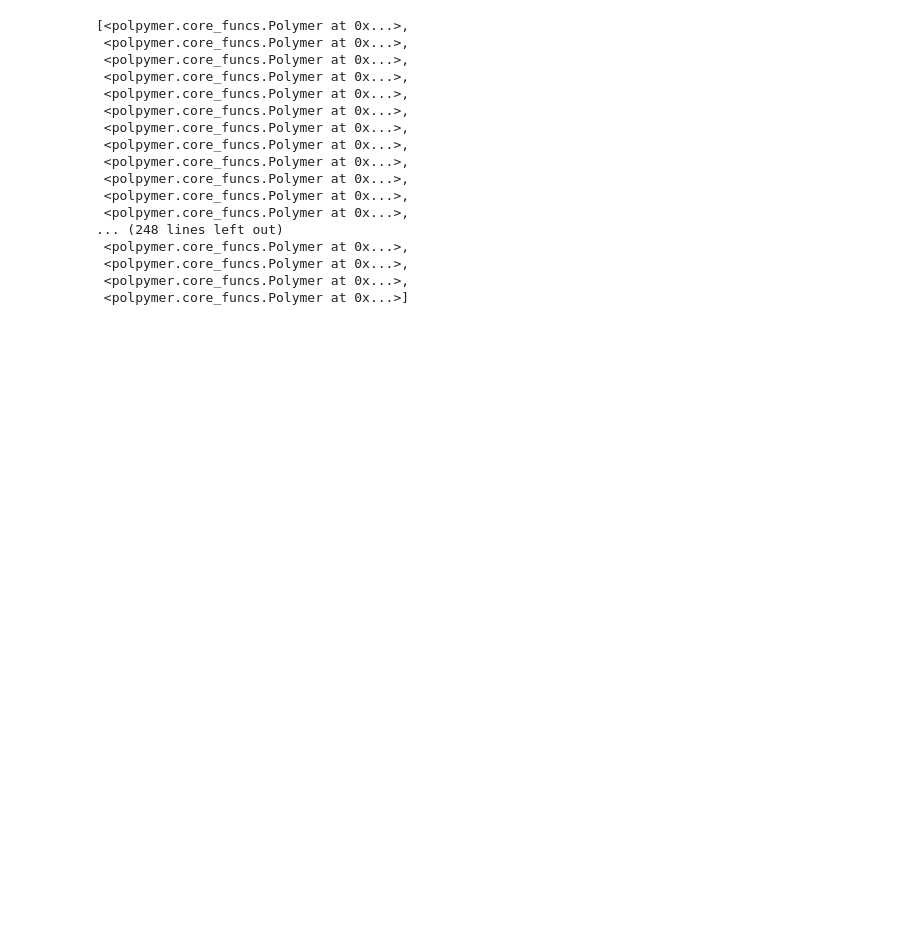
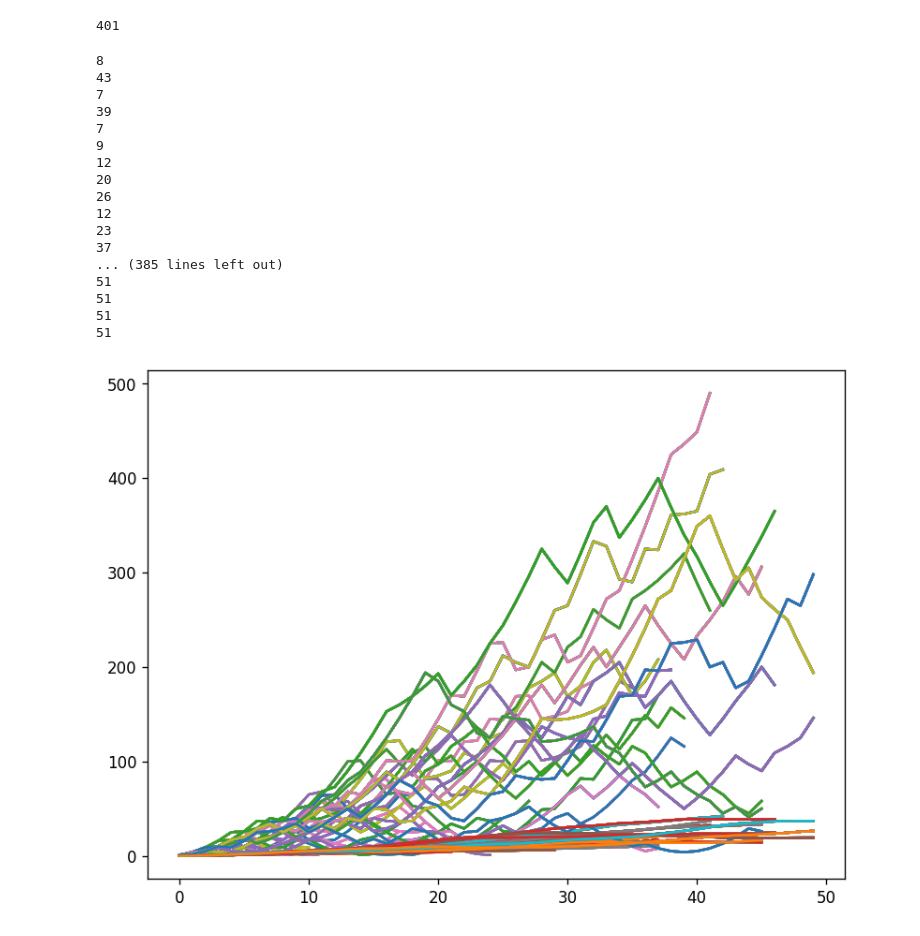
Before and after one commit to MG299792458/CompPhysProj2, a Jupyter notebook: simulation.ipynb, the cells around one changed output. Cells and saved outputs as stored; diff of their text form; code cells hidden in the pictures; blank space fills up the shorter version.

```diff
--- a/simulation.ipynb
+++ b/simulation.ipynb
@@ -4,6 +4,9 @@ from polpymer.data_funcs import plot_polymer, grow_polymer, \
      generate_N_polymers, expect_observ, error_observ
 import numpy as np
 import matplotlib.pyplot as plt
+import matplotlib as mpl
+
+mpl.rcParams['figure.dpi'] = 120
 # %%
 """ We can start a new Polymer object with a starting Monomer(angle) where angle is {0,1,2,3} for 0*90, 1*90, 2*90, 3*90 degrees
 
@@ -225,20 +124,32 @@ dish.PERM(50,1,10)
-# %%
-dish.polymers
-# %% [output]
-[<polpymer.core_funcs.Polymer at 0x...>,
- <polpymer.core_funcs.Polymer at 0x...>,
- <polpymer.core_funcs.Polymer at 0x...>,
- <polpymer.core_funcs.Polymer at 0x...>,
- <polpymer.core_funcs.Polymer at 0x...>,
- <polpymer.core_funcs.Polymer at 0x...>,
- <polpymer.core_funcs.Polymer at 0x...>,
- <polpymer.core_funcs.Polymer at 0x...>,
- <polpymer.core_funcs.Polymer at 0x...>,
- <polpymer.core_funcs.Polymer at 0x...>,
- <polpymer.core_funcs.Polymer at 0x...>,
- <polpymer.core_funcs.Polymer at 0x...>,
-... (248 lines left out)
- <polpymer.core_funcs.Polymer at 0x...>,
- <polpymer.core_funcs.Polymer at 0x...>,
- <polpymer.core_funcs.Polymer at 0x...>,
- <polpymer.core_funcs.Polymer at 0x...>]
+# %%
+len(dish.polymers)
+# %% [output]
+401
+# %%
+for polymer in dish.polymers:
+    print(polymer.chain_length)
+    y1, y2 = polymer.observables()
+    plt.plot(y1)
+    plt.plot(y2)
+
+plt.gcf().set_size_inches(8,6)
+plt.show()
+# %% [output]
+8
+43
+7
+39
+7
+9
+12
+20
+26
+12
+23
+37
+... (385 lines left out)
+51
+51
+51
+51
+[figure, added]
```
Also changed, not shown: parts of 19 cells of this notebook, 2 other files.
